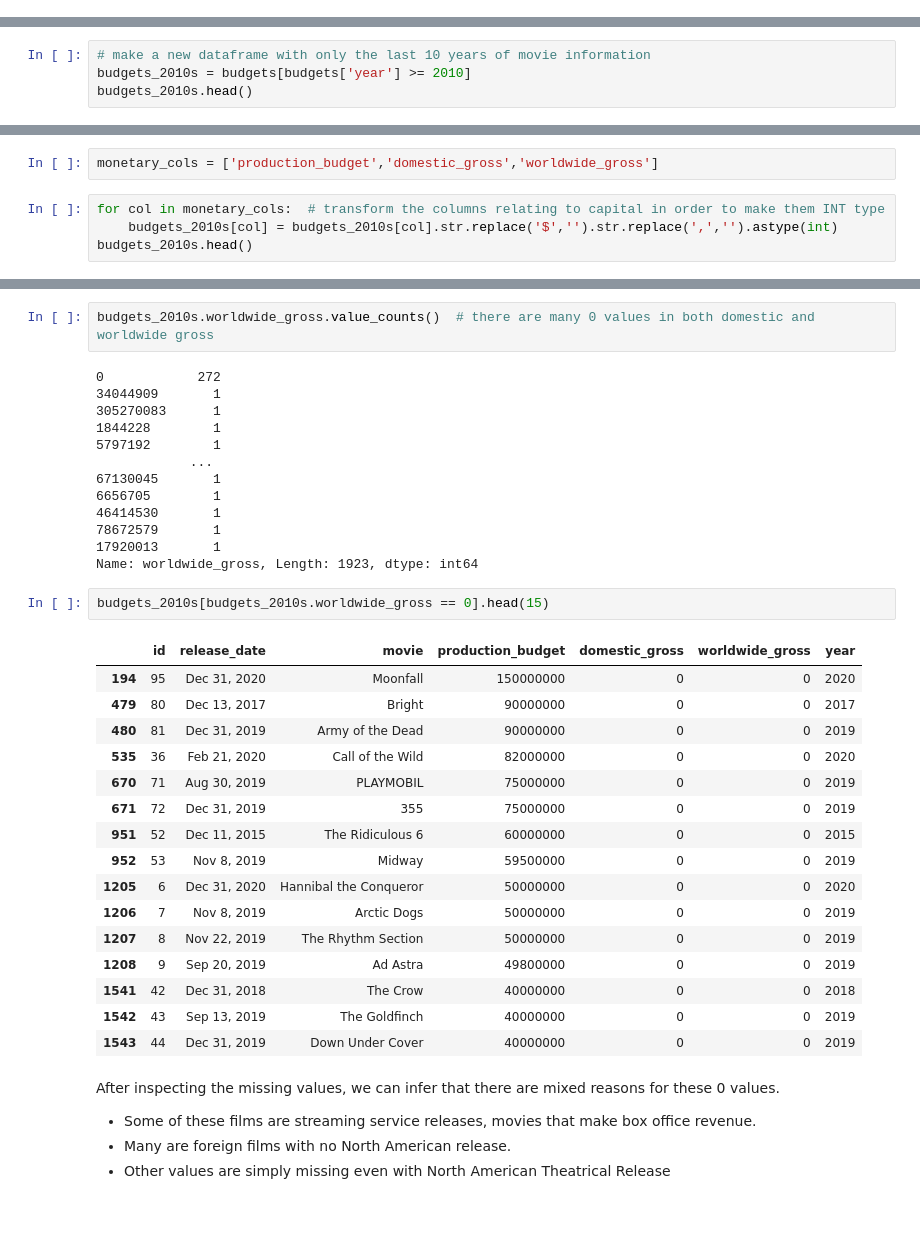
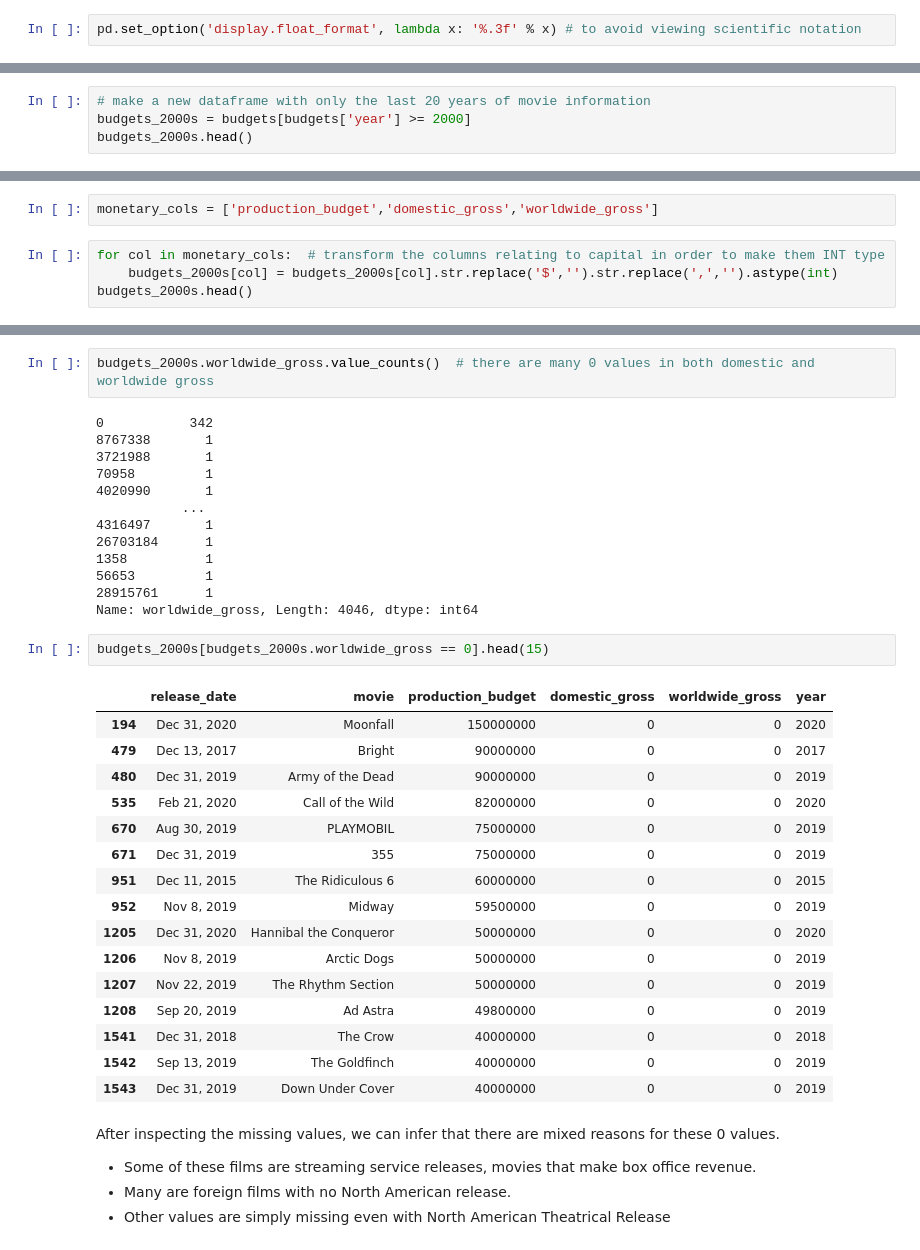
Before and after one commit to ykfarhan/state-of-box-office-analysis, a Jupyter notebook: data_cleaning_yasir.ipynb, the cells around one changed output, grey strips where cells are left out. Cells and saved outputs as stored; diff of their text form; blank space fills up the shorter version.

```diff
--- a/data_cleaning_yasir.ipynb
+++ b/data_cleaning_yasir.ipynb
@@ -209 +209,3 @@ budgets.head()
+# %%
+pd.set_option('display.float_format', lambda x: '%.3f' % x) # to avoid viewing scientific notation
 # %%
@@ -224,5 +237,5 @@ Name: year, Length: 96, dtype: int64
 # %%
-# make a new dataframe with only the last 10 years of movie information
-budgets_2010s = budgets[budgets['year'] >= 2010]
-budgets_2010s.head()
+# make a new dataframe with only the last 20 years of movie information
+budgets_2000s = budgets[budgets['year'] >= 2000]
+budgets_2000s.head()
 # %% [output]
@@ -240,8 +253,8 @@ print(budgets_2010s.shape)  # check how many movies are registered from the deca
 monetary_cols = ['production_budget','domestic_gross','worldwide_gross']
 # %%
 for col in monetary_cols:  # transform the columns relating to capital in order to make them INT type
-    budgets_2010s[col] = budgets_2010s[col].str.replace('$','').str.replace(',','').astype(int)
-budgets_2010s.head()
+    budgets_2000s[col] = budgets_2000s[col].str.replace('$','').str.replace(',','').astype(int)
+budgets_2000s.head()
 # %% [output]
 A value is trying to be set on a copy of a slice from a DataFrame.
 Try using .loc[row_indexer,col_indexer] = value instead
@@ -257,37 +270,37 @@ See the caveats in the documentation: https://pandas.pydata.org/pandas-docs/stab
 # %%
-budgets_2010s.worldwide_gross.value_counts()  # there are many 0 values in both domestic and worldwide gross
+budgets_2000s.worldwide_gross.value_counts()  # there are many 0 values in both domestic and worldwide gross
 # %% [output]
-0            272
-34044909       1
-305270083      1
-1844228        1
-5797192        1
-            ...
-67130045       1
-6656705        1
-46414530       1
-78672579       1
-17920013       1
-Name: worldwide_gross, Length: 1923, dtype: int64
+0           342
+8767338       1
+3721988       1
+70958         1
+4020990       1
+           ...
+4316497       1
+26703184      1
+1358          1
+56653         1
+28915761      1
+Name: worldwide_gross, Length: 4046, dtype: int64
 # %%
-budgets_2010s[budgets_2010s.worldwide_gross == 0].head(15)
+budgets_2000s[budgets_2000s.worldwide_gross == 0].head(15)
 # %% [output]
-|  | id | release_date | movie | production_budget | domestic_gross | worldwide_gross | year |
-| 194 | 95 | Dec 31, 2020 | Moonfall | 150000000 | 0 | 0 | 2020 |
-| 479 | 80 | Dec 13, 2017 | Bright | 90000000 | 0 | 0 | 2017 |
-| 480 | 81 | Dec 31, 2019 | Army of the Dead | 90000000 | 0 | 0 | 2019 |
-| 535 | 36 | Feb 21, 2020 | Call of the Wild | 82000000 | 0 | 0 | 2020 |
-| 670 | 71 | Aug 30, 2019 | PLAYMOBIL | 75000000 | 0 | 0 | 2019 |
-| 671 | 72 | Dec 31, 2019 | 355 | 75000000 | 0 | 0 | 2019 |
-| 951 | 52 | Dec 11, 2015 | The Ridiculous 6 | 60000000 | 0 | 0 | 2015 |
-| 952 | 53 | Nov 8, 2019 | Midway | 59500000 | 0 | 0 | 2019 |
-| 1205 | 6 | Dec 31, 2020 | Hannibal the Conqueror | 50000000 | 0 | 0 | 2020 |
-| 1206 | 7 | Nov 8, 2019 | Arctic Dogs | 50000000 | 0 | 0 | 2019 |
-| 1207 | 8 | Nov 22, 2019 | The Rhythm Section | 50000000 | 0 | 0 | 2019 |
-| 1208 | 9 | Sep 20, 2019 | Ad Astra | 49800000 | 0 | 0 | 2019 |
-| 1541 | 42 | Dec 31, 2018 | The Crow | 40000000 | 0 | 0 | 2018 |
-| 1542 | 43 | Sep 13, 2019 | The Goldfinch | 40000000 | 0 | 0 | 2019 |
-| 1543 | 44 | Dec 31, 2019 | Down Under Cover | 40000000 | 0 | 0 | 2019 |
+|  | release_date | movie | production_budget | domestic_gross | worldwide_gross | year |
+| 194 | Dec 31, 2020 | Moonfall | 150000000 | 0 | 0 | 2020 |
+| 479 | Dec 13, 2017 | Bright | 90000000 | 0 | 0 | 2017 |
+| 480 | Dec 31, 2019 | Army of the Dead | 90000000 | 0 | 0 | 2019 |
+| 535 | Feb 21, 2020 | Call of the Wild | 82000000 | 0 | 0 | 2020 |
+| 670 | Aug 30, 2019 | PLAYMOBIL | 75000000 | 0 | 0 | 2019 |
+| 671 | Dec 31, 2019 | 355 | 75000000 | 0 | 0 | 2019 |
+| 951 | Dec 11, 2015 | The Ridiculous 6 | 60000000 | 0 | 0 | 2015 |
+| 952 | Nov 8, 2019 | Midway | 59500000 | 0 | 0 | 2019 |
+| 1205 | Dec 31, 2020 | Hannibal the Conqueror | 50000000 | 0 | 0 | 2020 |
+| 1206 | Nov 8, 2019 | Arctic Dogs | 50000000 | 0 | 0 | 2019 |
+| 1207 | Nov 22, 2019 | The Rhythm Section | 50000000 | 0 | 0 | 2019 |
+| 1208 | Sep 20, 2019 | Ad Astra | 49800000 | 0 | 0 | 2019 |
+| 1541 | Dec 31, 2018 | The Crow | 40000000 | 0 | 0 | 2018 |
+| 1542 | Sep 13, 2019 | The Goldfinch | 40000000 | 0 | 0 | 2019 |
+| 1543 | Dec 31, 2019 | Down Under Cover | 40000000 | 0 | 0 | 2019 |
 # %% [markdown]
 After inspecting the missing values, we can infer that there are mixed reasons for these 0 values.
 - Some of these films are streaming service releases, movies that make box office revenue.
```
Also changed, not shown: parts of 59 cells of this notebook.
